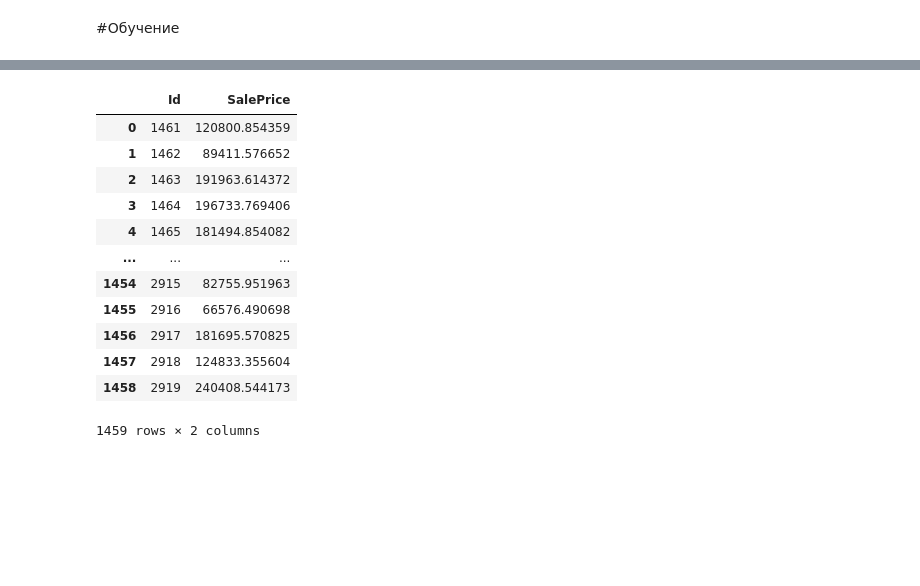
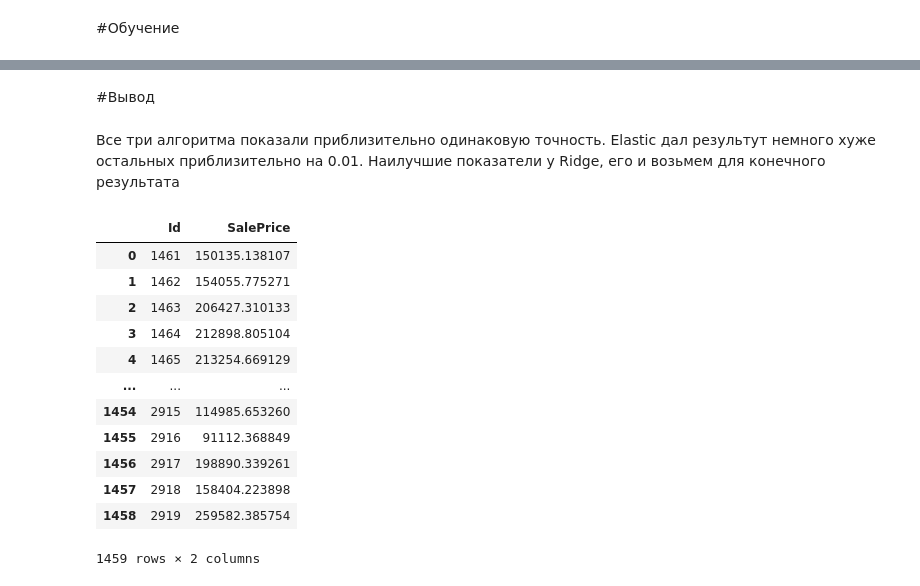
Before and after one commit to khodorkovskyalexey/omgtu-machine-learning, a Jupyter notebook: competition/notebooks/Competition.ipynb, the cells around one changed output, grey strips where cells are left out. Saved outputs shown, nothing was run; the diff lists cells and outputs as text; code cells hidden in the pictures; blank space fills up the shorter version.

Commit message:
add more (2) models

```diff
--- a/competition/notebooks/Competition.ipynb
+++ b/competition/notebooks/Competition.ipynb
@@ -280,0 +294,15 @@ Mean Absolute Error    :  17834.460526581246
+# %%
+from sklearn.linear_model import Ridge
+
+ridge = Ridge()
+ridge.fit(X_train, Y_train)
+Y_pred = ridge.predict(X_test)
+
+r_square = metrics.r2_score(Y_test, Y_pred)
+mse = metrics.mean_squared_error(Y_test, Y_pred)
+mae = metrics.mean_absolute_error(Y_test, Y_pred)
+
+print("R Square               : ", r_square)
+print("Mean Squared Error     : ", mse)
+print("Root Mean Squared Error: ", mse**(1/2))
+print("Mean Absolute Error    : ", mae)
@@ -281,23 +355,27 @@ Mean Absolute Error    :  17834.460526581246
+# %% [markdown]
+#Вывод
+# %% [markdown]
+Все три алгоритма показали приблизительно одинаковую точность. Elastic дал результут немного хуже остальных приблизительно на 0.01. Наилучшие показатели у Ridge, его и возьмем для конечного результата
 # %%
-submission = elasticN.predict(test_df)
+submission = ridge.predict(test_df)
 
 sub = pd.DataFrame()
 sub['Id'] = Id
 sub['SalePrice'] = submission
 sub.to_csv('../data/submission.csv',index=False)
 sub_df = pd.read_csv(r'../data/submission.csv')
 sub_df
 # %% [output]
 |  | Id | SalePrice |
-| 0 | 1461 | 120800.854359 |
-| 1 | 1462 | 89411.576652 |
-| 2 | 1463 | 191963.614372 |
-| 3 | 1464 | 196733.769406 |
-| 4 | 1465 | 181494.854082 |
+| 0 | 1461 | 150135.138107 |
+| 1 | 1462 | 154055.775271 |
+| 2 | 1463 | 206427.310133 |
+| 3 | 1464 | 212898.805104 |
+| 4 | 1465 | 213254.669129 |
 | ... | ... | ... |
-| 1454 | 2915 | 82755.951963 |
-| 1455 | 2916 | 66576.490698 |
-| 1456 | 2917 | 181695.570825 |
-| 1457 | 2918 | 124833.355604 |
-| 1458 | 2919 | 240408.544173 |
+| 1454 | 2915 | 114985.653260 |
+| 1455 | 2916 | 91112.368849 |
+| 1456 | 2917 | 198890.339261 |
+| 1457 | 2918 | 158404.223898 |
+| 1458 | 2919 | 259582.385754 |
 1459 rows × 2 columns
```
Also changed, not shown: parts of 10 cells of this notebook, 1 other file.
